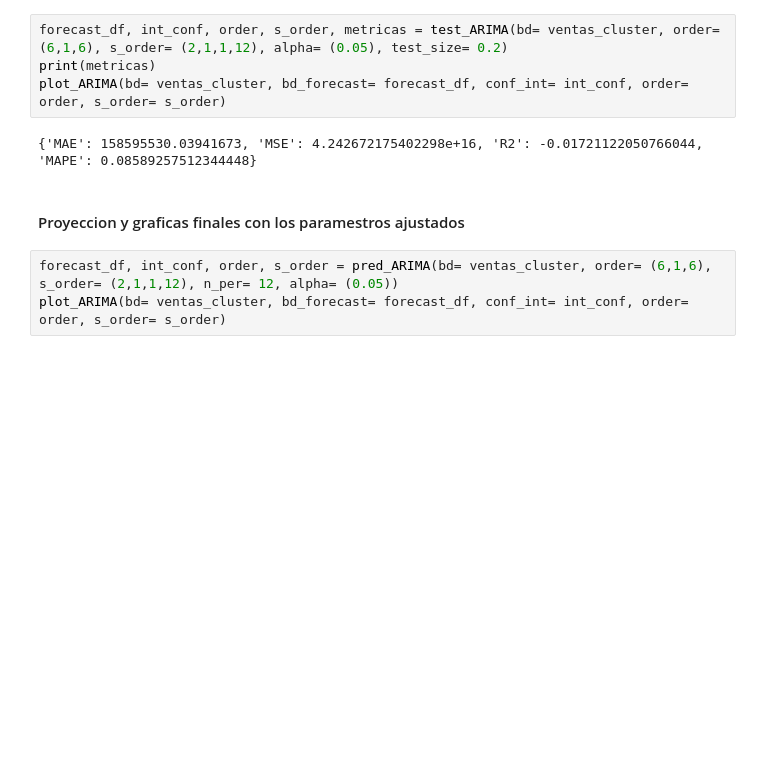
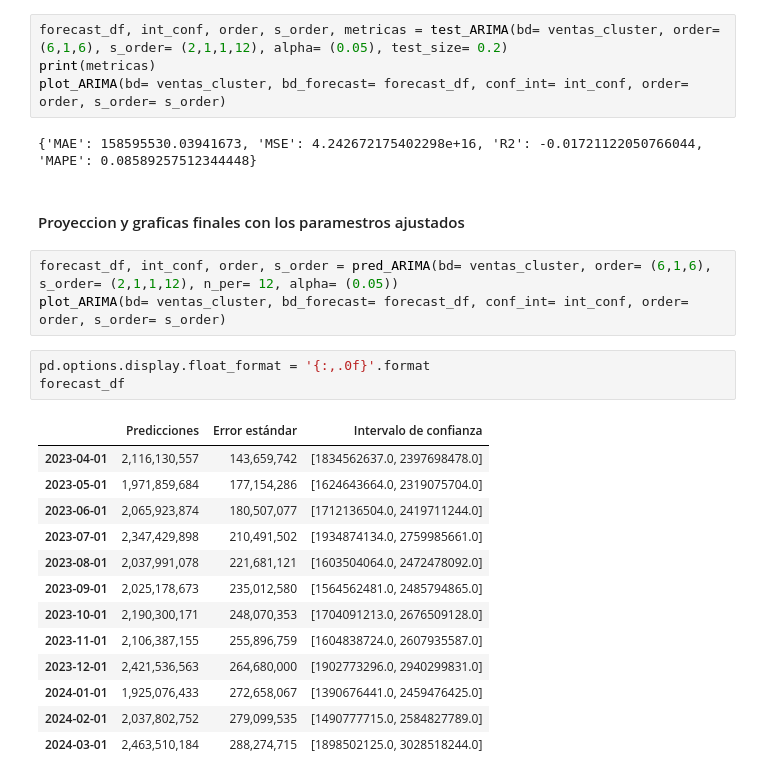
Before and after one commit to TomasCardeLo/ML-Dispapeles-TomasCaLo, a Jupyter notebook: Time series/Time series v5 ARIMA.ipynb, the cells around one changed output. Drawn from its saved outputs; the diff is of its cells as text; blank space fills up the shorter version.

```diff
--- a/Time series/Time series v5 ARIMA.ipynb
+++ b/Time series/Time series v5 ARIMA.ipynb
@@ -392,3 +392,20 @@ plot_ARIMA(bd= ventas_cluster, bd_forecast= forecast_df, conf_int= int_conf, ord
 # %%
 forecast_df, int_conf, order, s_order = pred_ARIMA(bd= ventas_cluster, order= (6,1,6), s_order= (2,1,1,12), n_per= 12, alpha= (0.05))
 plot_ARIMA(bd= ventas_cluster, bd_forecast= forecast_df, conf_int= int_conf, order= order, s_order= s_order)
+# %%
+pd.options.display.float_format = '{:,.0f}'.format
+forecast_df
+# %% [output]
+|  | Predicciones | Error estándar | Intervalo de confianza |
+| 2023-04-01 | 2,116,130,557 | 143,659,742 | [1834562637.0, 2397698478.0] |
+| 2023-05-01 | 1,971,859,684 | 177,154,286 | [1624643664.0, 2319075704.0] |
+| 2023-06-01 | 2,065,923,874 | 180,507,077 | [1712136504.0, 2419711244.0] |
+| 2023-07-01 | 2,347,429,898 | 210,491,502 | [1934874134.0, 2759985661.0] |
+| 2023-08-01 | 2,037,991,078 | 221,681,121 | [1603504064.0, 2472478092.0] |
+| 2023-09-01 | 2,025,178,673 | 235,012,580 | [1564562481.0, 2485794865.0] |
+| 2023-10-01 | 2,190,300,171 | 248,070,353 | [1704091213.0, 2676509128.0] |
+| 2023-11-01 | 2,106,387,155 | 255,896,759 | [1604838724.0, 2607935587.0] |
+| 2023-12-01 | 2,421,536,563 | 264,680,000 | [1902773296.0, 2940299831.0] |
+| 2024-01-01 | 1,925,076,433 | 272,658,067 | [1390676441.0, 2459476425.0] |
+| 2024-02-01 | 2,037,802,752 | 279,099,535 | [1490777715.0, 2584827789.0] |
+| 2024-03-01 | 2,463,510,184 | 288,274,715 | [1898502125.0, 3028518244.0] |
```
Also changed, not shown: 6 other files.
